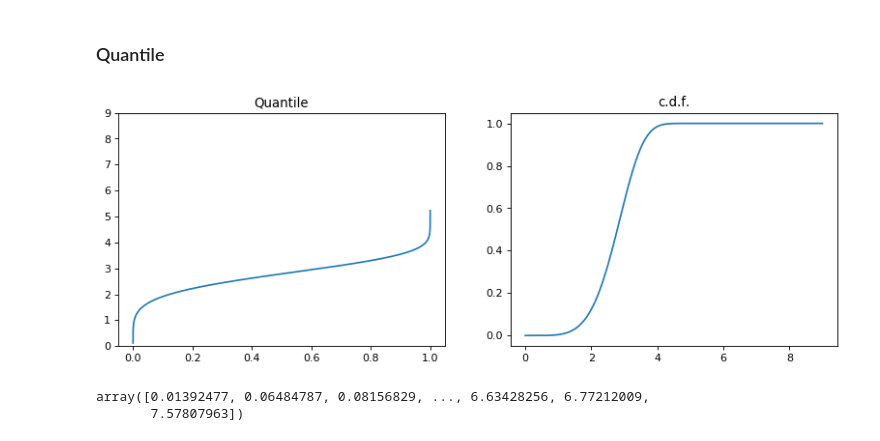
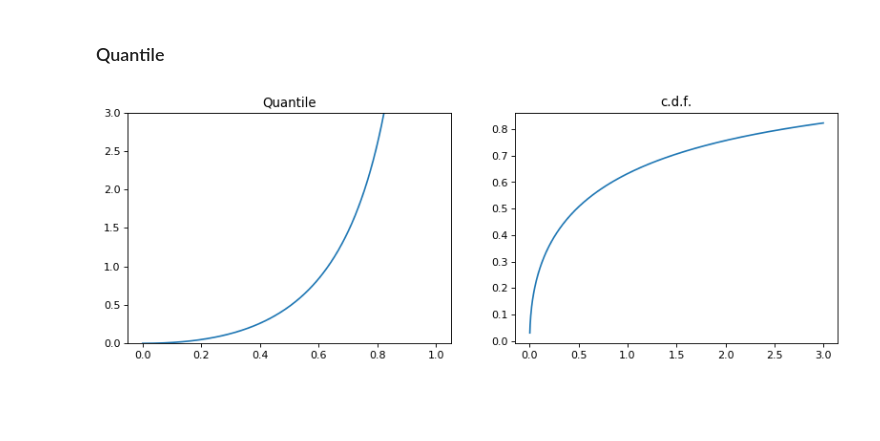
Before and after one commit to ddgerrard/probability_distributions_python, a Jupyter notebook: Weibull Distribution.ipynb, the cells around one changed output. Drawn from its saved outputs; the diff is of its cells as text; code cells hidden in the pictures; blank space fills up the shorter version.

```diff
--- a/Weibull Distribution.ipynb
+++ b/Weibull Distribution.ipynb
@@ -131,24 +131,19 @@ max(CDFs)
 # %% [markdown]
 ### Quantile
 # %%
-k = 5
-lambda0 = 3
-Fs = np.linspace(0.0000001,0.9999999,100001)
+k = 0.5
+lambda0 = 1
+Fs = np.linspace(0,1,100001)
 Qs = lambda0*pow(-np.log(1-Fs), 1/k)
 plt.figure(num=None, figsize=(12, 4), dpi=80, facecolor='w', edgecolor='k')
 plt.subplot(121)
 plt.plot(Fs,Qs)
 plt.ylim([0,3*lambda0])
 plt.title('Quantile')
 plt.subplot(122)
 Xs, Ys, CDFs = weibullDist(k, lambda0)
 plt.plot(Xs,CDFs)
 plt.title('c.d.f.')
 plt.show()
 # %% [output]
-[figure, old version]
+[figure, new version]
-# %%
-Qs
-# %% [output]
-array([0.01392477, 0.06484787, 0.08156829, ..., 6.63428256, 6.77212009,
-       7.57807963])
```
Also changed, not shown: parts of 2 cells of this notebook, 2 other files.
